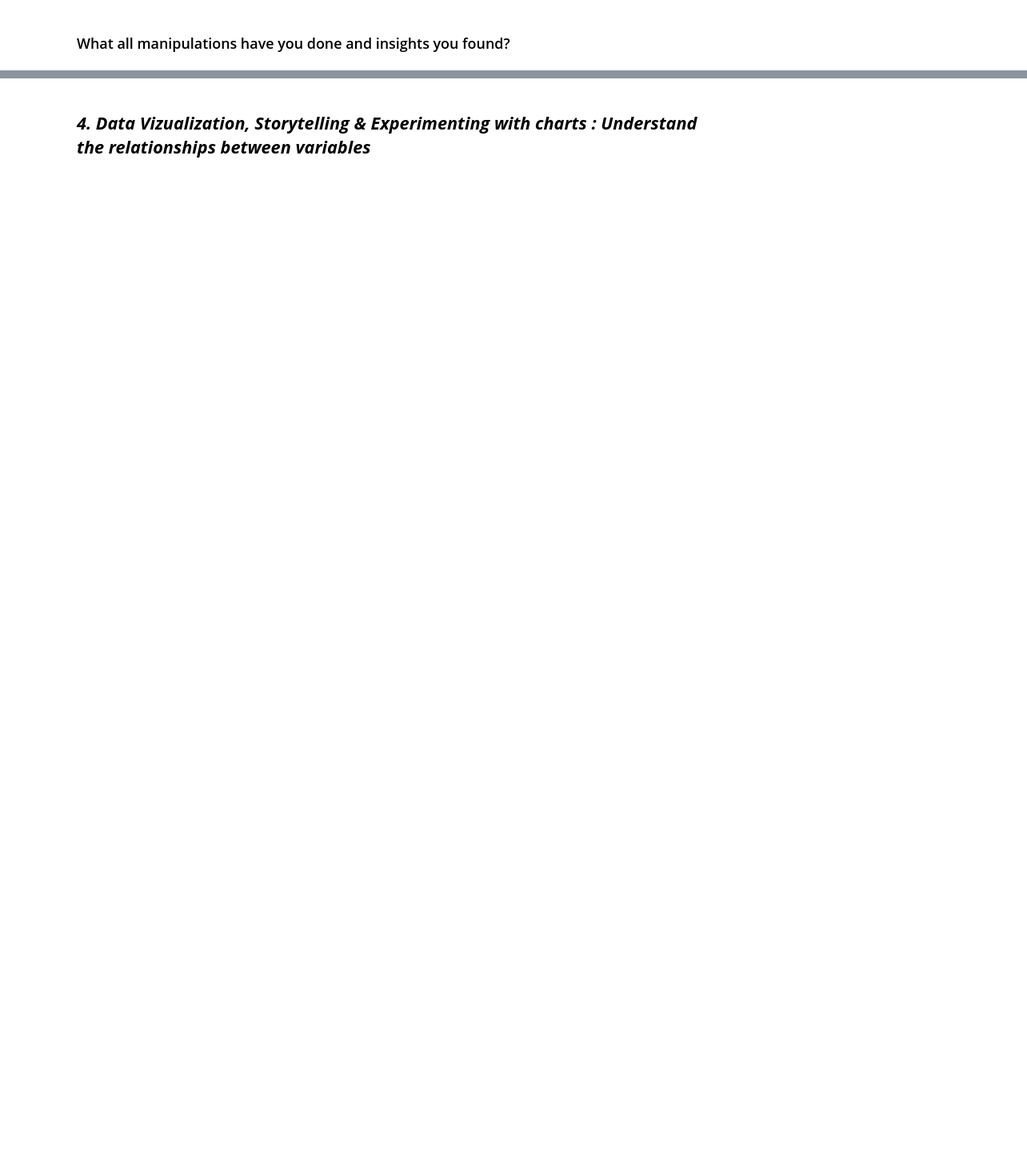
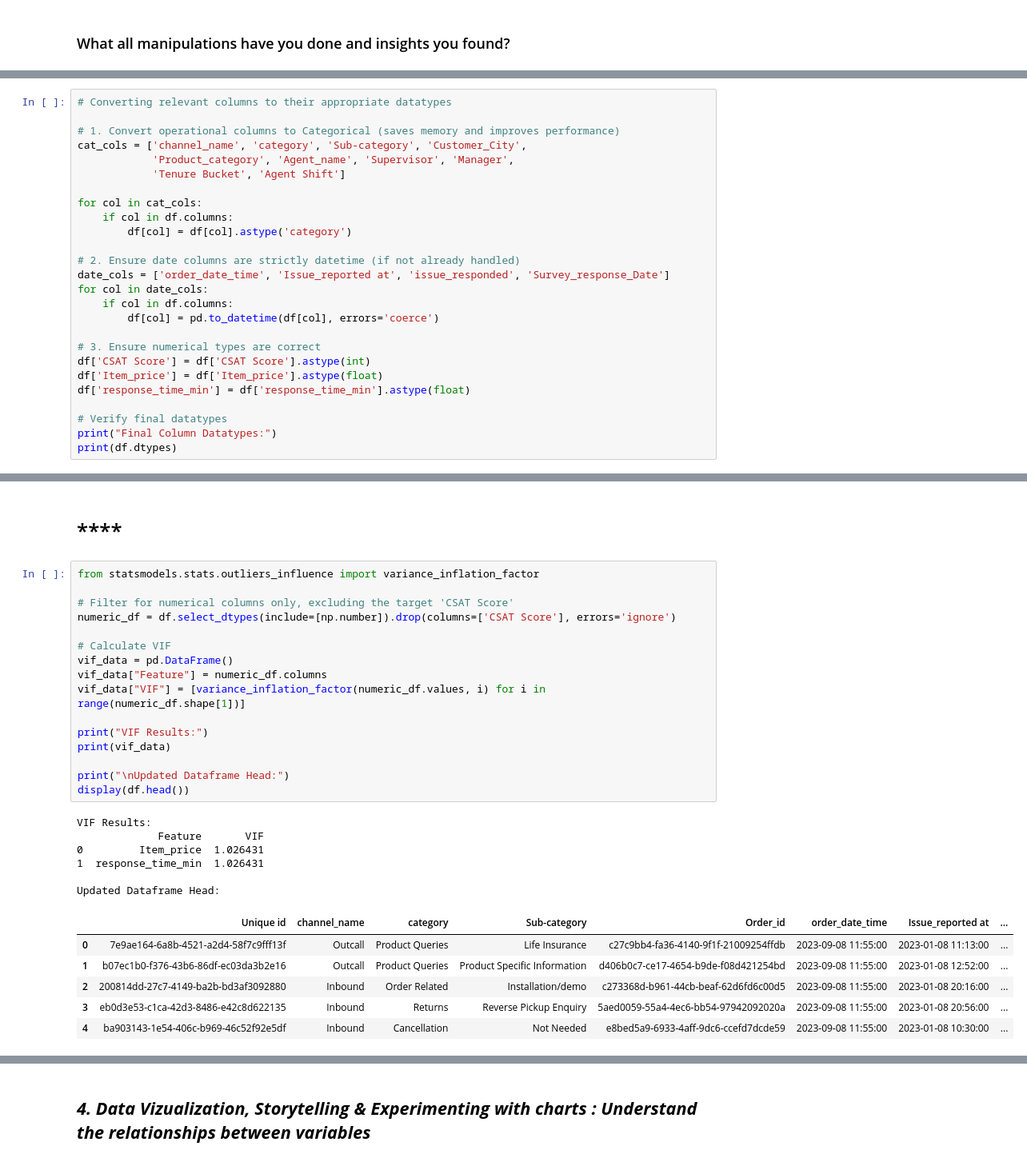
Before and after one commit to amol004/E-Commerce-Customer-Satisfaction-Score-Prediction-Deep-Learning, a Jupyter notebook: E_Commerce_Customer_Satisfaction_Score_Prediction.ipynb, the cells around one changed output, grey strips where cells are left out. Shown at 80% size. Cells and saved outputs as stored; diff of their text form; blank space fills up the shorter version.

```diff
--- a/E_Commerce_Customer_Satisfaction_Score_Prediction.ipynb
+++ b/E_Commerce_Customer_Satisfaction_Score_Prediction.ipynb
@@ -399,0 +418,26 @@ dtype: int64
+# %%
+# Converting relevant columns to their appropriate datatypes
+
+# 1. Convert operational columns to Categorical (saves memory and improves performance)
+cat_cols = ['channel_name', 'category', 'Sub-category', 'Customer_City',
+            'Product_category', 'Agent_name', 'Supervisor', 'Manager',
+            'Tenure Bucket', 'Agent Shift']
+
+for col in cat_cols:
+    if col in df.columns:
+        df[col] = df[col].astype('category')
+
+# 2. Ensure date columns are strictly datetime (if not already handled)
+date_cols = ['order_date_time', 'Issue_reported at', 'issue_responded', 'Survey_response_Date']
+for col in date_cols:
+    if col in df.columns:
+        df[col] = pd.to_datetime(df[col], errors='coerce')
+
+# 3. Ensure numerical types are correct
+df['CSAT Score'] = df['CSAT Score'].astype(int)
+df['Item_price'] = df['Item_price'].astype(float)
+df['response_time_min'] = df['response_time_min'].astype(float)
+
+# Verify final datatypes
+print("Final Column Datatypes:")
+print(df.dtypes)
@@ -400,3 +462,34 @@ dtype: int64
+# %% [markdown]
+# ****
+# %%
+from statsmodels.stats.outliers_influence import variance_inflation_factor
+
+# Filter for numerical columns only, excluding the target 'CSAT Score'
+numeric_df = df.select_dtypes(include=[np.number]).drop(columns=['CSAT Score'], errors='ignore')
+
+# Calculate VIF
+vif_data = pd.DataFrame()
+vif_data["Feature"] = numeric_df.columns
+vif_data["VIF"] = [variance_inflation_factor(numeric_df.values, i) for i in range(numeric_df.shape[1])]
+
+print("VIF Results:")
+print(vif_data)
+
+print("\nUpdated Dataframe Head:")
+display(df.head())
+# %% [output]
+VIF Results:
+             Feature       VIF
+0         Item_price  1.026431
+1  response_time_min  1.026431
+
+Updated Dataframe Head:
+|  | Unique id | channel_name | category | Sub-category | Order_id | order_date_time | Issue_reported at | ... |
+| 0 | 7e9ae164-6a8b-4521-a2d4-58f7c9fff13f | Outcall | Product Queries | Life Insurance | c27c9bb4-fa36-4140-9f1f-21009254ffdb | 2023-09-08 11:55:00 | 2023-01-08 11:13:00 | ... |
+| 1 | b07ec1b0-f376-43b6-86df-ec03da3b2e16 | Outcall | Product Queries | Product Specific Information | d406b0c7-ce17-4654-b9de-f08d421254bd | 2023-09-08 11:55:00 | 2023-01-08 12:52:00 | ... |
+| 2 | 200814dd-27c7-4149-ba2b-bd3af3092880 | Inbound | Order Related | Installation/demo | c273368d-b961-44cb-beaf-62d6fd6c00d5 | 2023-09-08 11:55:00 | 2023-01-08 20:16:00 | ... |
+| 3 | eb0d3e53-c1ca-42d3-8486-e42c8d622135 | Inbound | Returns | Reverse Pickup Enquiry | 5aed0059-55a4-4ec6-bb54-97942092020a | 2023-09-08 11:55:00 | 2023-01-08 20:56:00 | ... |
+| 4 | ba903143-1e54-406c-b969-46c52f92e5df | Inbound | Cancellation | Not Needed | e8bed5a9-6933-4aff-9dc6-ccefd7dcde59 | 2023-09-08 11:55:00 | 2023-01-08 10:30:00 | ... |
 # %% [markdown]
 ### **Manipulations and Insights**
 
```
Also changed, not shown: parts of 3 cells of this notebook.
